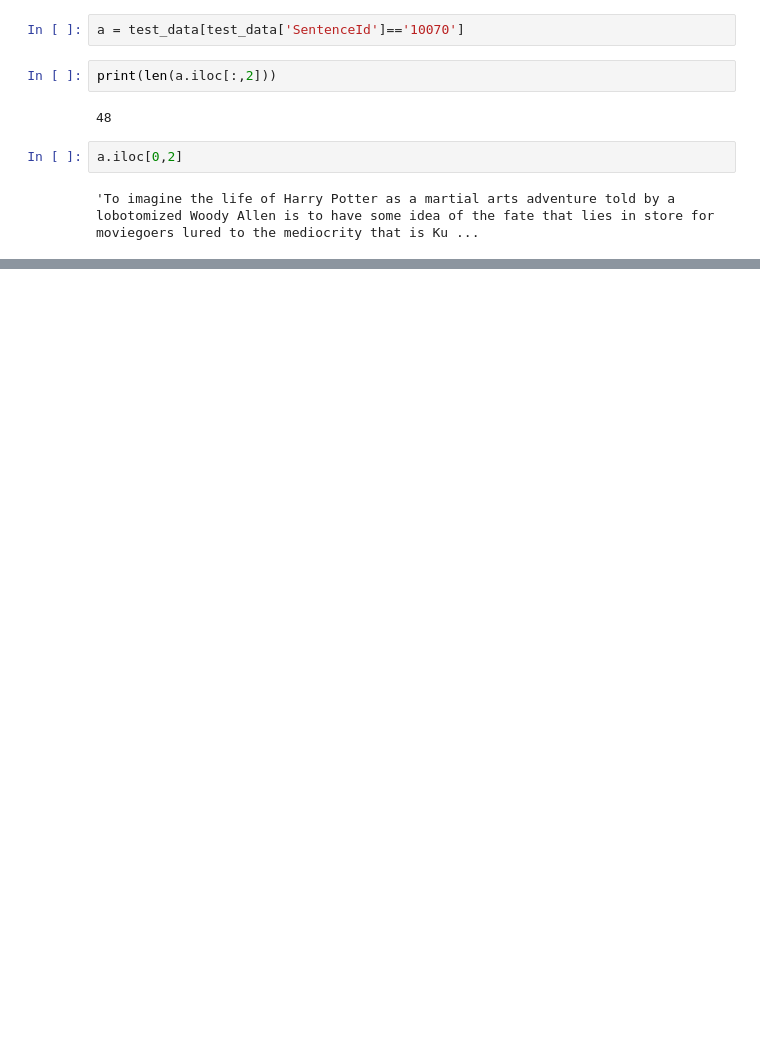
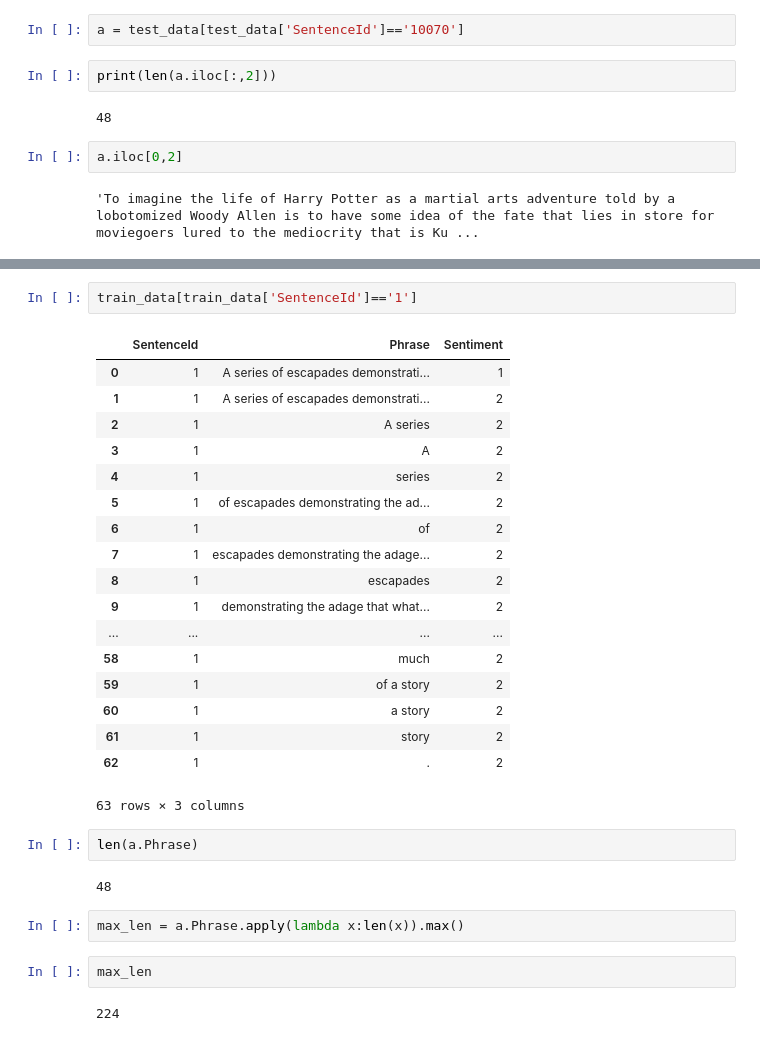
Before and after one commit to Intraraksa/ML-projects, a Jupyter notebook: Sentiment-movies-reviews.ipynb, the cells around one changed output, grey strips where cells are left out. Drawn from its saved outputs; the diff is of its cells as text; blank space fills up the shorter version.

Commit message:
initia sentiment analysis

```diff
--- a/Sentiment-movies-reviews.ipynb
+++ b/Sentiment-movies-reviews.ipynb
@@ -151,0 +140,31 @@ def find_max(data):
+# %%
+train_data[train_data['SentenceId']=='1']
+# %% [output]
+|  | SentenceId | Phrase | Sentiment |
+| 0 | 1 | A series of escapades demonstrati... | 1 |
+| 1 | 1 | A series of escapades demonstrati... | 2 |
+| 2 | 1 | A series | 2 |
+| 3 | 1 | A | 2 |
+| 4 | 1 | series | 2 |
+| 5 | 1 | of escapades demonstrating the ad... | 2 |
+| 6 | 1 | of | 2 |
+| 7 | 1 | escapades demonstrating the adage... | 2 |
+| 8 | 1 | escapades | 2 |
+| 9 | 1 | demonstrating the adage that what... | 2 |
+| ... | ... | ... | ... |
+| 58 | 1 | much | 2 |
+| 59 | 1 | of a story | 2 |
+| 60 | 1 | a story | 2 |
+| 61 | 1 | story | 2 |
+| 62 | 1 | . | 2 |
+63 rows × 3 columns
+# %%
+len(a.Phrase)
+# %% [output]
+48
+# %%
+max_len = a.Phrase.apply(lambda x:len(x)).max()
+# %%
+max_len
+# %% [output]
+224
```
Also changed, not shown: parts of 6 cells of this notebook.
